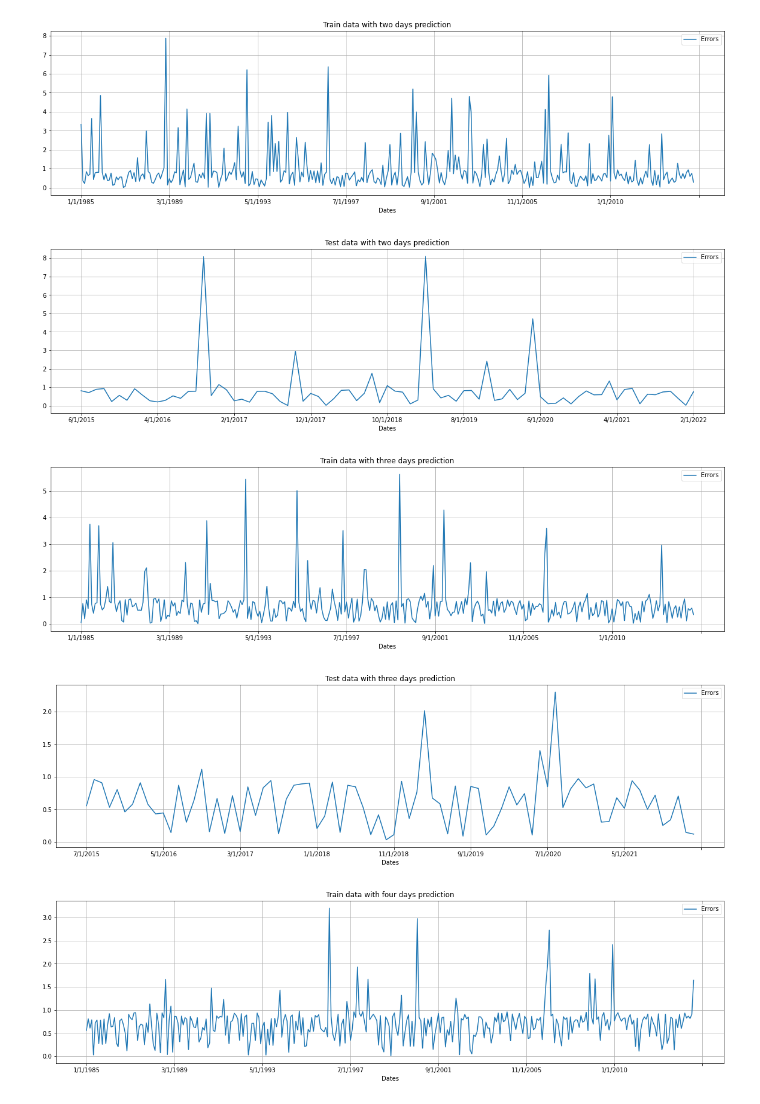
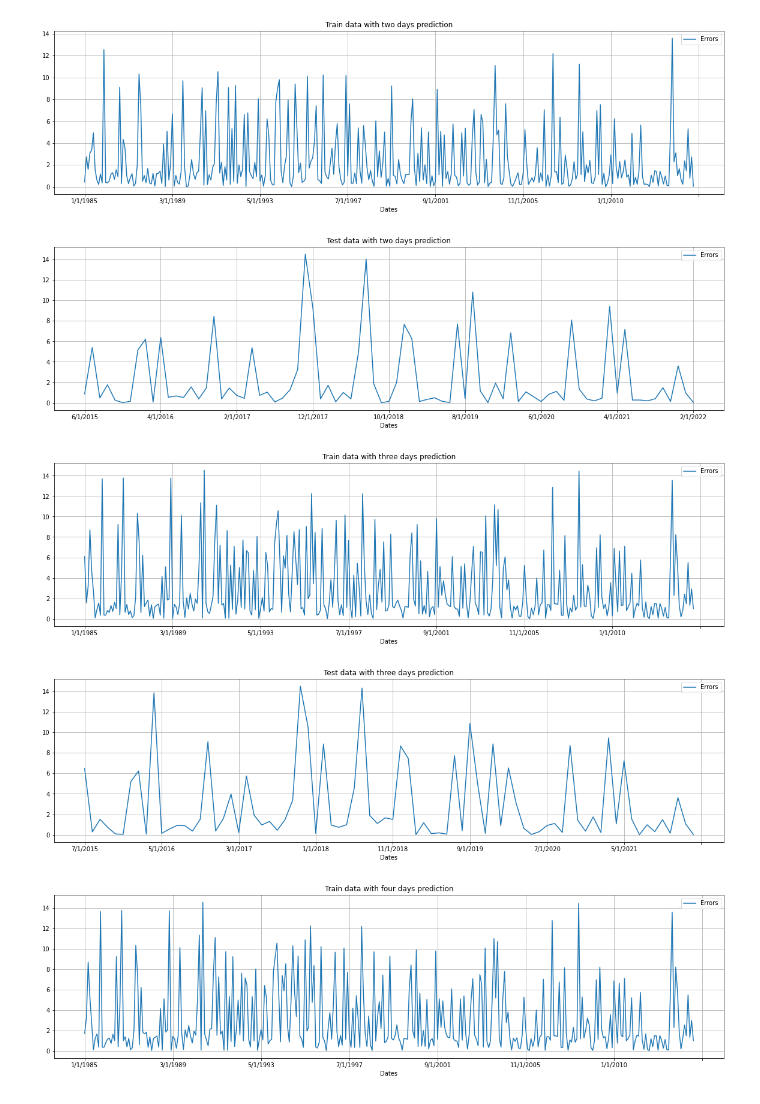
Before and after one commit to willrnt05/NeuralNetworksAssignment3, a Jupyter notebook: Assign3.ipynb, the cells around one changed output. Saved outputs shown, nothing was run; the diff lists cells and outputs as text; code cells hidden in the pictures.

```diff
--- a/Assign3.ipynb
+++ b/Assign3.ipynb
@@ -279,11 +287,19 @@ PredictAhead(Model, X_train[0:5].to(device), 7)
 # %%
-def errorCalc(length, X, pred_length, dates, text, table):
+def errorCalc(Model, length, X, Y, pred_length, dates, text, table):
     e = math.e
     errors = []
 
     for i in range(length):
+        y = Y
+        y = y.tolist()
+        y = y[i + 5 + pred_length][-1]
+        y = e**(y)
+
+
+        #y = float(y)
         pred = PredictAhead(Model, X[i: i + 5].to(device), pred_length)
-        errors.append(abs(float((pred - e**X[i + 5 + pred_length][-1][-1]) / e**X[i + 5 + pred_length][-1][-1])))
+        errors.append(abs(float((pred - (y)) / (y))))
+
 
     if (len(X) > 300):
         d = {'Dates': dates[:len(errors)], 'Errors': errors}
@@ -305,7 +321,7 @@ def errorCalc(length, X, pred_length, dates, text, table):
     return mean
 
 
-def Test(M):
+def Test(Model, X_train, X_test, Y_train, Y_test):
     e = math.e
 
     data = BuildDataset().to_dict('split')['data']
@@ -319,40 +335,40 @@ def Test(M):
 
 
     #for one day prediction on train data
-    errorCalc(len(X_train) - 7, X_train, 1, dates, "Train data with one day prediction", myTable)
+    errorCalc(Model, len(X_train) - 7, X_train, Y_train, 1, dates, "Train data with one day prediction", myTable)
 
 
     #for one day prediction on test data
-    errorCalc(len(X_test) - 7, X_test, 1, dates, "Test data with one day prediction", myTable)
+    errorCalc(Model, len(X_test) - 7, X_test, Y_test, 1, dates, "Test data with one day prediction", myTable)
 
 
     #for two day prediction on train data
-    errorCalc(len(X_train) - 8, X_train, 2, dates, "Train data with two days prediction", myTable)
+    errorCalc(Model, len(X_train) - 8, X_train, Y_train, 2, dates, "Train data with two days prediction", myTable)
 
 
     #for two day prediction on test data
-    errorCalc(len(X_test) - 8, X_test, 2, dates, "Test data with two days prediction", myTable)
+    errorCalc(Model, len(X_test) - 8, X_test, Y_test, 2, dates, "Test data with two days prediction", myTable)
 
 
     #for three day prediction on train data
-    errorCalc(len(X_train) - 9, X_train, 3, dates, "Train data with three days prediction", myTable)
+    errorCalc(Model, len(X_train) - 9, X_train, Y_train, 3, dates, "Train data with three days prediction", myTable)
 
 
     #for three day prediction on test data
-    errorCalc(len(X_test) - 9, X_test, 3, dates, "Test data with three days prediction", myTable)
+    errorCalc(Model, len(X_test) - 9, X_test, Y_test, 3, dates, "Test data with three days prediction", myTable)
 
 
     #for four day prediction on train data
-    errorCalc(len(X_train) - 10, X_train, 4, dates, "Train data with four days prediction", myTable)
+    errorCalc(Model, len(X_train) - 10, X_train, Y_train, 4, dates, "Train data with four days prediction", myTable)
 
 
     #for four day prediction on test data
-    errorCalc(len(X_test) - 10, X_test, 4, dates, "Test data with four days prediction", myTable)
+    errorCalc(Model, len(X_test) - 10, X_test, Y_test, 4, dates, "Test data with four days prediction", myTable)
 
 
     print(myTable)
 # %%
-Test(Model)
+Test(Model, X_train, X_test, Y_train, Y_test)
 # %% [output]
 +---------------------------------------------------------------------------------------------------------------------------+
 |                                                      Error Statistics                                                     |
@@ -373,5 +389,5 @@ Test(Model)
-[figure, old version]
+[figure, new version]
-[figure, old version]
+[figure, new version]
-[figure, old version]
+[figure, new version]
-[figure, old version]
+[figure, new version]
-[figure, old version]
+[figure, new version]
```
Also changed, not shown: parts of 9 cells of this notebook, 1 other file.
